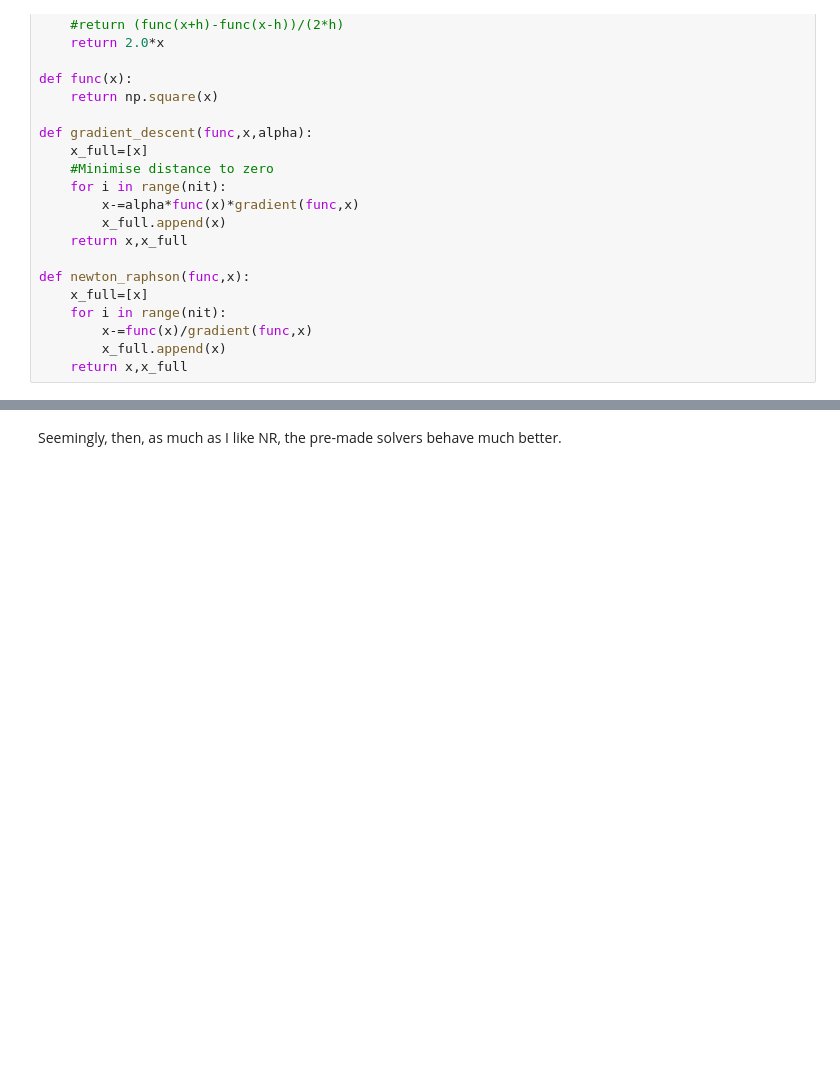
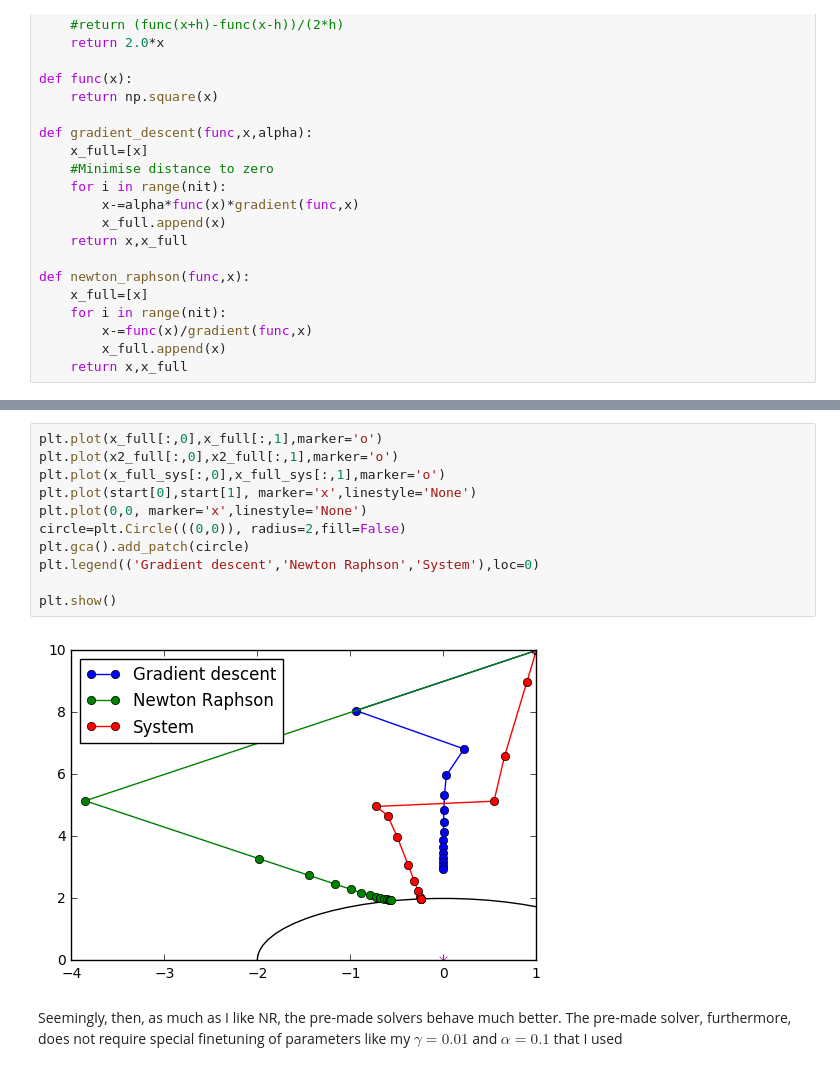
Before and after one commit to artirj/random-python-experiments, a Jupyter notebook: Gradient descent vs Newton Raphson.ipynb, the cells around one changed output, grey strips where cells are left out. Drawn from its saved outputs; the diff is of its cells as text; blank space fills up the shorter version.

```diff
--- a/Gradient descent vs Newton Raphson.ipynb
+++ b/Gradient descent vs Newton Raphson.ipynb
@@ -132,2 +141,16 @@ Final solution and cost of Minimize: 16.000000 [  9.99200722e-16  -8.88178420e-1
+# %%
+plt.plot(x_full[:,0],x_full[:,1],marker='o')
+plt.plot(x2_full[:,0],x2_full[:,1],marker='o')
+plt.plot(x_full_sys[:,0],x_full_sys[:,1],marker='o')
+plt.plot(start[0],start[1], marker='x',linestyle='None')
+plt.plot(0,0, marker='x',linestyle='None')
+circle=plt.Circle(((0,0)), radius=2,fill=False)
+plt.gca().add_patch(circle)
+plt.legend(('Gradient descent','Newton Raphson','System'),loc=0)
+
+plt.show()
+# %% [output]
+[figure, added]
 # %% [markdown]
 Seemingly, then, as much as I like NR, the pre-made solvers behave much better.
+The pre-made solver, furthermore, does not require special finetuning of parameters like my $\gamma=0.01$ and $\alpha=0.1$ that I used
```
Also changed, not shown: parts of 6 cells of this notebook.
